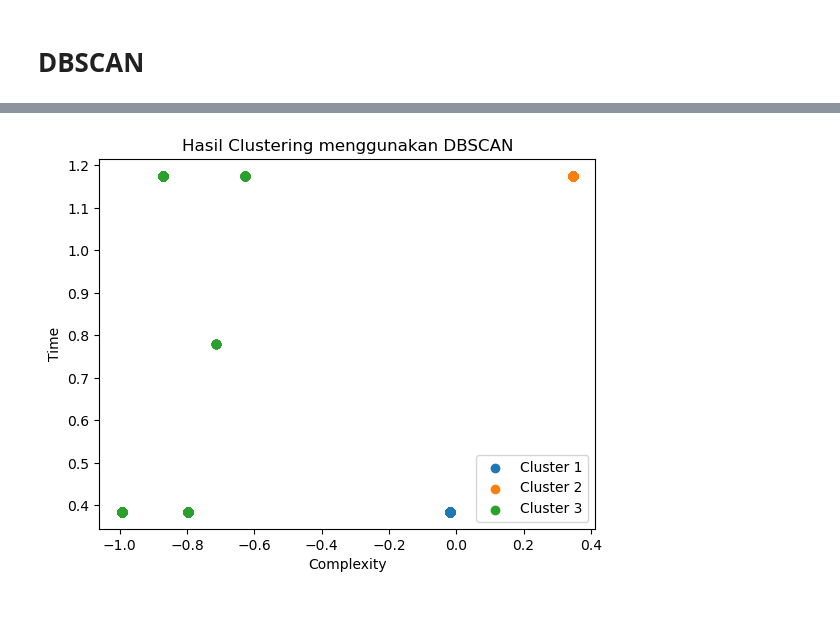
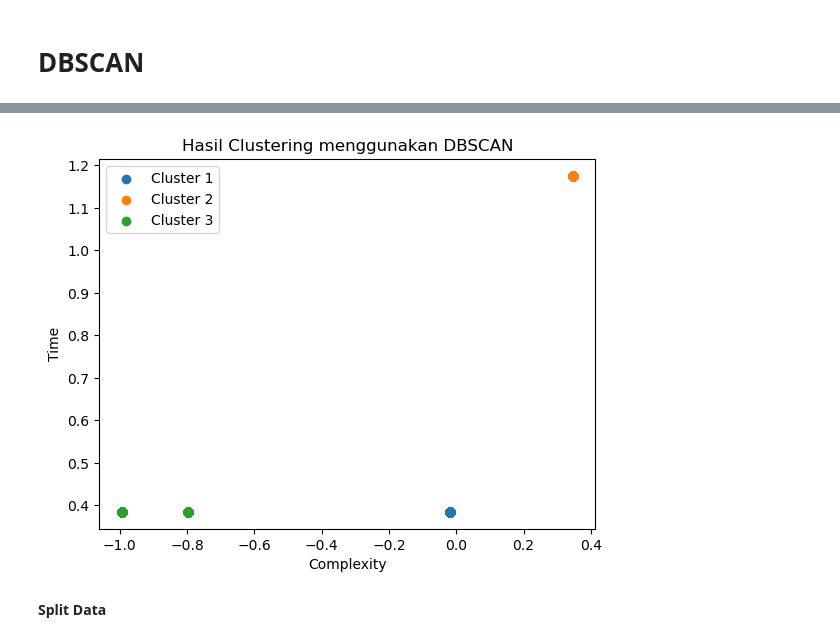
Before and after one commit to Jordan-18/PPL-CS-Prioritization-, a Jupyter notebook: preprocess.split-data.clustering.ipynb, the cells around one changed output, grey strips where cells are left out. Cells and saved outputs as stored; diff of their text form; code cells hidden in the pictures; blank space fills up the shorter version.

```diff
--- a/preprocess.split-data.clustering.ipynb
+++ b/preprocess.split-data.clustering.ipynb
@@ -106,5 +96,5 @@ from sklearn.cluster import AgglomerativeClustering
 agg_clustering = AgglomerativeClustering(n_clusters=3, affinity='euclidean', linkage='ward')
 agg_clustering.fit(X)
 
-dataset['Cluster'] = agg_clustering.labels_
+dataset['Class'] = agg_clustering.labels_
 # %%
@@ -125,6 +105,6 @@ plt.show()
 # %%
 for cluster_num in range(3):
-    cluster_data = dataset[dataset['Cluster'] == cluster_num]
+    cluster_data = dataset[dataset['Class'] == cluster_num]
     plt.scatter(
         # cluster_data['Complexity'],
         cluster_data['Cost'],
@@ -139,4 +119,4 @@ plt.show()
 # %% [output]
 [figure]
 # %%
-dataset.drop(['Cluster'], axis=1, inplace=True)
+dataset.drop(['Class'], axis=1, inplace=True)
@@ -146,11 +135,8 @@ dataset.drop(['Cluster'], axis=1, inplace=True)
 from sklearn.cluster import DBSCAN
 
 # Menerapkan DBSCAN
-dbscan = DBSCAN(eps=0.5, min_samples=5)
+dbscan = DBSCAN(eps=0.3, min_samples=5)
 dbscan.fit(X)
 
 # Menambahkan label kelompok ke dalam dataset
-dataset['Cluster'] = dbscan.labels_
-
-# Hasil clustering
-print(dataset)
+dataset['Class'] = dbscan.labels_
@@ -187,16 +148,18 @@ plt.show()
 # %%
 for cluster_num in range(3):
-    cluster_data = dataset[dataset['Cluster'] == cluster_num]
+    cluster_data = dataset[dataset['Class'] == cluster_num]
     plt.scatter(
         # cluster_data['Complexity'],
         cluster_data['Cost'],
         cluster_data['Time'],
         label=f'Cluster {cluster_num + 1}')
 
 plt.xlabel('Complexity')
 plt.ylabel('Time')
 plt.legend()
 plt.title('Hasil Clustering menggunakan DBSCAN')
 plt.show()
 # %% [output]
-[figure, old version]
+[figure, new version]
+# %% [markdown]
+**Split Data**
```
Also changed, not shown: parts of 16 cells of this notebook, 12 other files.
